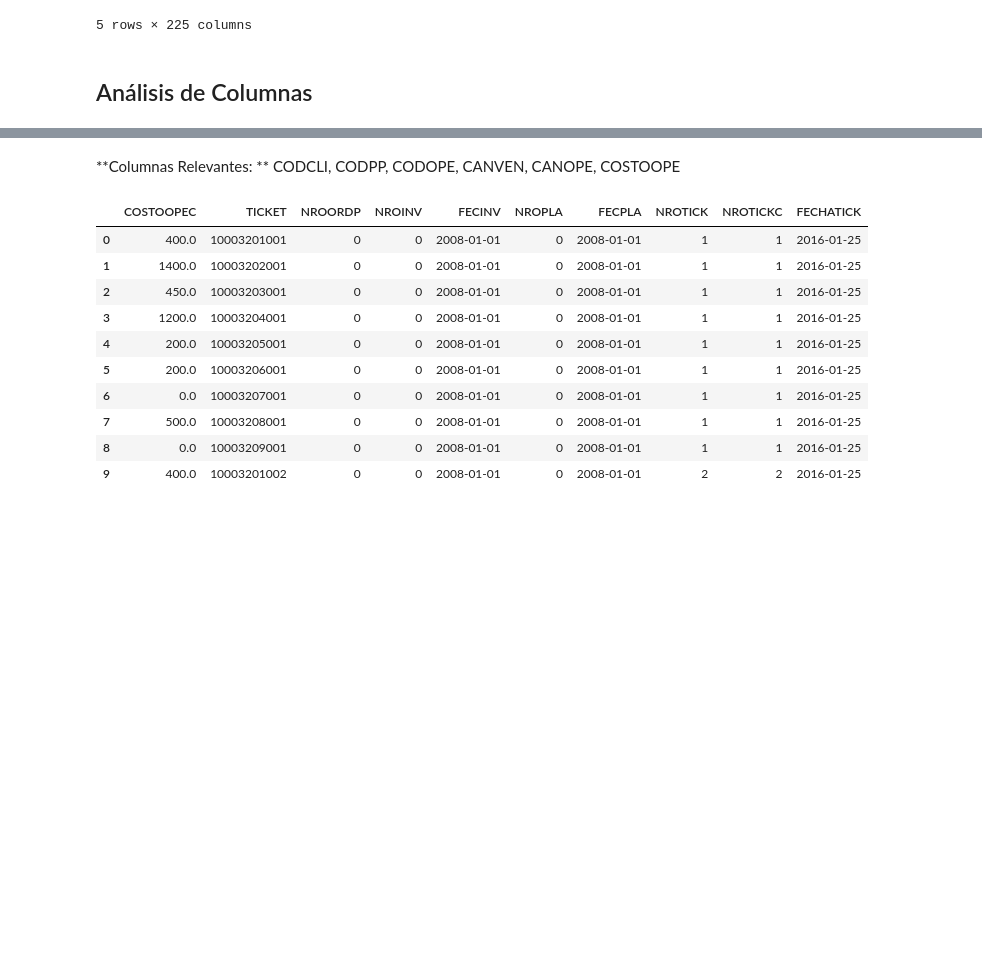
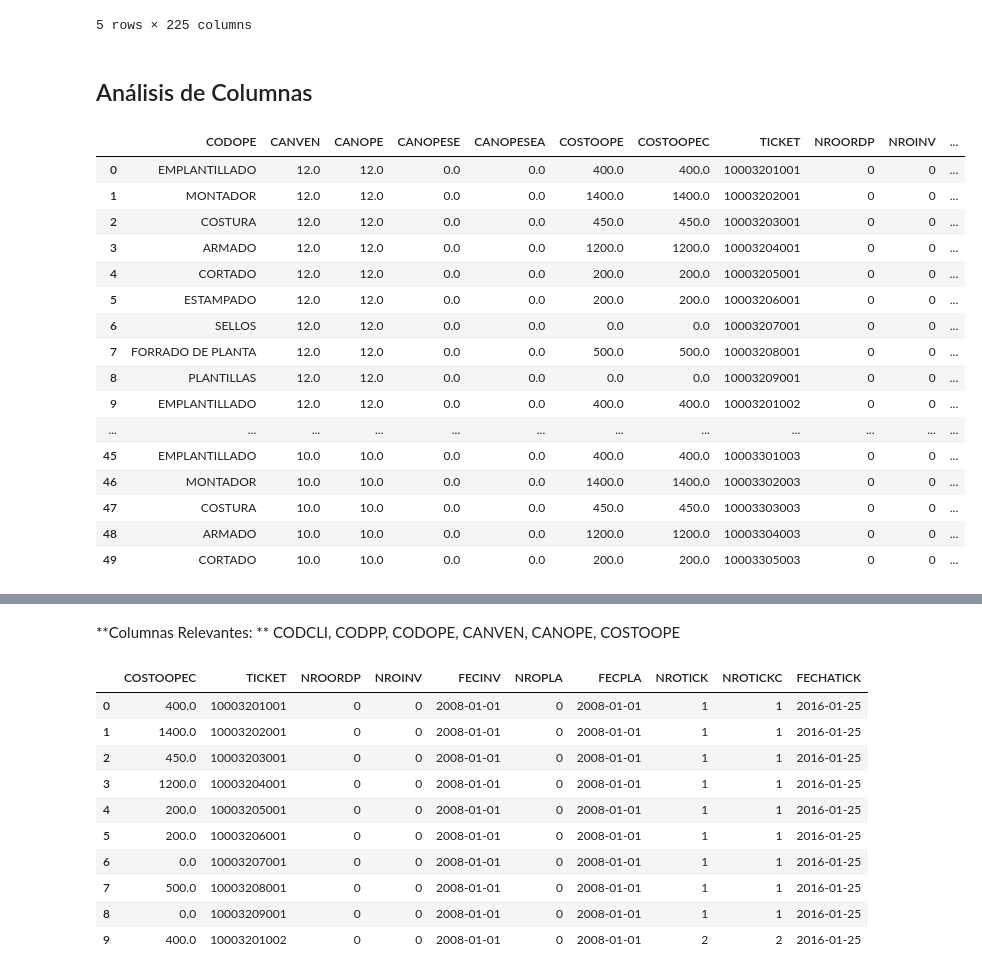
Before and after one commit to ambigus9/alma_canela, a Jupyter notebook: Tareas y Tickets.ipynb, the cells around one changed output, grey strips where cells are left out. Saved outputs shown, nothing was run; the diff lists cells and outputs as text; code cells hidden in the pictures; blank space fills up the shorter version.

```diff
--- a/Tareas y Tickets.ipynb
+++ b/Tareas y Tickets.ipynb
@@ -44,6 +44,26 @@ Columns (2,24,29,205,221) have mixed types. Specify dtype option on import or se
 5 rows × 225 columns
 # %% [markdown]
 ## Análisis de Columnas
+# %%
+df.iloc[:50,4:23]
+# %% [output]
+|  | CODOPE | CANVEN | CANOPE | CANOPESE | CANOPESEA | COSTOOPE | COSTOOPEC | TICKET | NROORDP | NROINV | ... |
+| 0 | EMPLANTILLADO | 12.0 | 12.0 | 0.0 | 0.0 | 400.0 | 400.0 | 10003201001 | 0 | 0 | ... |
+| 1 | MONTADOR | 12.0 | 12.0 | 0.0 | 0.0 | 1400.0 | 1400.0 | 10003202001 | 0 | 0 | ... |
+| 2 | COSTURA | 12.0 | 12.0 | 0.0 | 0.0 | 450.0 | 450.0 | 10003203001 | 0 | 0 | ... |
+| 3 | ARMADO | 12.0 | 12.0 | 0.0 | 0.0 | 1200.0 | 1200.0 | 10003204001 | 0 | 0 | ... |
+| 4 | CORTADO | 12.0 | 12.0 | 0.0 | 0.0 | 200.0 | 200.0 | 10003205001 | 0 | 0 | ... |
+| 5 | ESTAMPADO | 12.0 | 12.0 | 0.0 | 0.0 | 200.0 | 200.0 | 10003206001 | 0 | 0 | ... |
+| 6 | SELLOS | 12.0 | 12.0 | 0.0 | 0.0 | 0.0 | 0.0 | 10003207001 | 0 | 0 | ... |
+| 7 | FORRADO DE PLANTA | 12.0 | 12.0 | 0.0 | 0.0 | 500.0 | 500.0 | 10003208001 | 0 | 0 | ... |
+| 8 | PLANTILLAS | 12.0 | 12.0 | 0.0 | 0.0 | 0.0 | 0.0 | 10003209001 | 0 | 0 | ... |
+| 9 | EMPLANTILLADO | 12.0 | 12.0 | 0.0 | 0.0 | 400.0 | 400.0 | 10003201002 | 0 | 0 | ... |
+| ... | ... | ... | ... | ... | ... | ... | ... | ... | ... | ... | ... |
+| 45 | EMPLANTILLADO | 10.0 | 10.0 | 0.0 | 0.0 | 400.0 | 400.0 | 10003301003 | 0 | 0 | ... |
+| 46 | MONTADOR | 10.0 | 10.0 | 0.0 | 0.0 | 1400.0 | 1400.0 | 10003302003 | 0 | 0 | ... |
+| 47 | COSTURA | 10.0 | 10.0 | 0.0 | 0.0 | 450.0 | 450.0 | 10003303003 | 0 | 0 | ... |
+| 48 | ARMADO | 10.0 | 10.0 | 0.0 | 0.0 | 1200.0 | 1200.0 | 10003304003 | 0 | 0 | ... |
+| 49 | CORTADO | 10.0 | 10.0 | 0.0 | 0.0 | 200.0 | 200.0 | 10003305003 | 0 | 0 | ... |
 # %%
 # Profundidad de las filas
 a,b = 0,10
```
Also changed, not shown: parts of 10 cells of this notebook, 2 other files.
